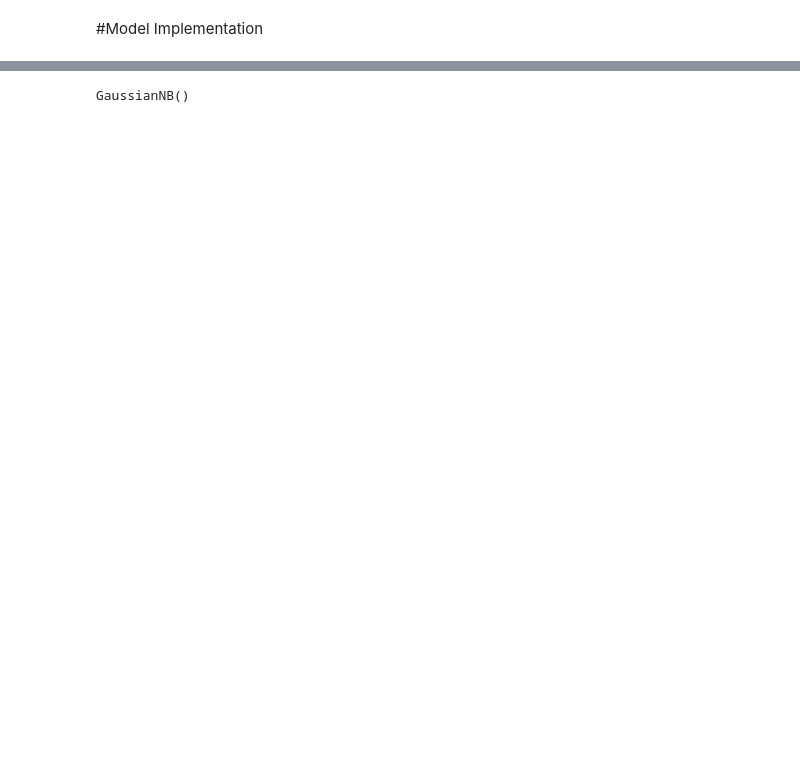
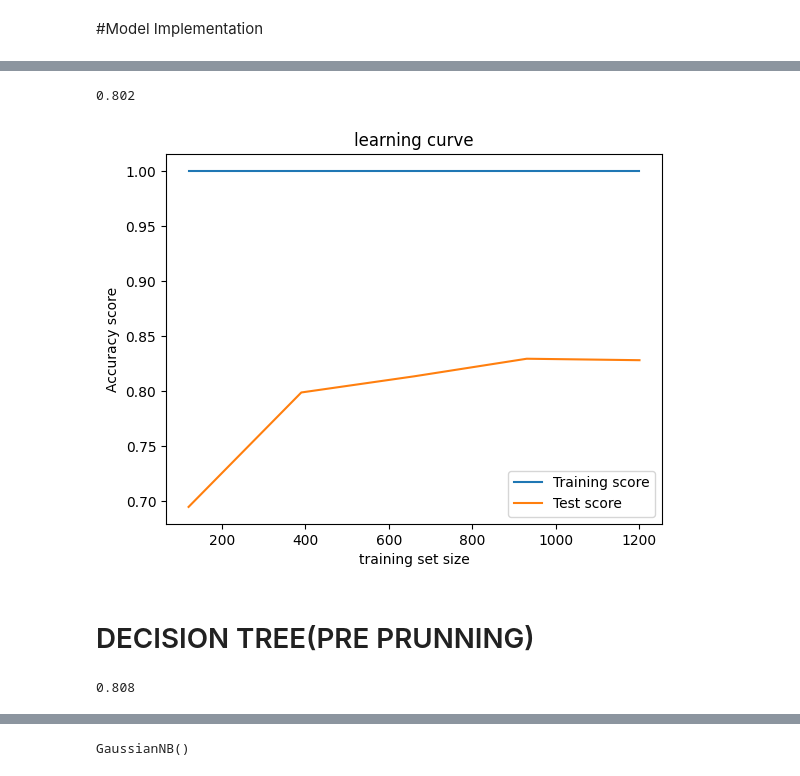
Before and after one commit to Datawithabhishek/Mobile-Price-Range-Prediction, a Jupyter notebook: Mobile_Price_Range_Prediction.ipynb, the cells around one changed output, grey strips where cells are left out. Saved outputs shown, nothing was run; the diff lists cells and outputs as text; code cells hidden in the pictures; blank space fills up the shorter version.

```diff
--- a/Mobile_Price_Range_Prediction.ipynb
+++ b/Mobile_Price_Range_Prediction.ipynb
@@ -280,0 +304,3 @@ after analysing heat map,there no independent variable are highly correlated exc
+# %%
+x=df[independent_varaible].values
+y=df[dependent_variable].values
@@ -366,2 +311,7 @@ y=needed_data[dependent_variable].values
+# %%
+stand = StandardScaler()
+# %%
+x_train = stand.fit_transform(x_train)
+x_test = stand.transform(x_test)
 # %% [markdown]
 #Model Implementation
@@ -369,0 +320,13 @@ x_train,x_test,y_train,y_test = train_test_split(x,y,test_size=0.25,random_state
+# %%
+def check_overfit(model_name):
+  train_sizes,train_scores,test_scores = learning_curve(model_name,x_train,y_train,cv=5)
+  train_scores_mean = np.mean(train_scores,axis=1)
+  test_scores_mean = np.mean(test_scores,axis=1)
+  plt.plot(train_sizes,train_scores_mean,label='Training score')
+  plt.plot(train_sizes,test_scores_mean,label='Test score')
+
+  plt.title("learning curve")
+  plt.xlabel("training set size")
+  plt.ylabel("Accuracy score")
+  plt.legend(loc='best')
+  plt.show()
@@ -369,0 +359,12 @@ x_train,x_test,y_train,y_test = train_test_split(x,y,test_size=0.25,random_state
+# %%
+dec_pred = dec.predict(x_test)
+dec_pred_accuracy = accuracy_score(dec_pred,y_test)
+print(dec_pred_accuracy)
+# %% [output]
+0.802
+# %%
+check_overfit(dec)
+# %% [output]
+[figure, added]
+# %% [markdown]
+# DECISION TREE(PRE PRUNNING)
@@ -369,0 +381,9 @@ x_train,x_test,y_train,y_test = train_test_split(x,y,test_size=0.25,random_state
+# %%
+pre_dec = DecisionTreeClassifier()
+pre_dec = GridSearchCV(pre_dec,param_grid=param_grid,scoring='accuracy',cv=5)
+pre_dec.fit(x_train,y_train)
+pre_dec_pred = pre_dec.predict(x_test)
+pre_dec_accuracy = accuracy_score(pre_dec_pred,y_test)
+pre_dec_accuracy
+# %% [output]
+0.808
```
Also changed, not shown: parts of 125 cells of this notebook.
